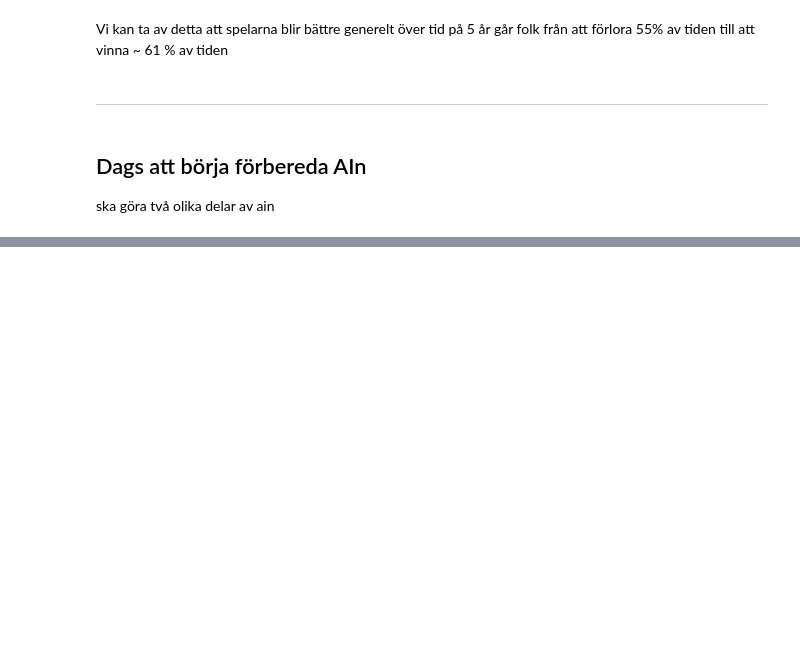
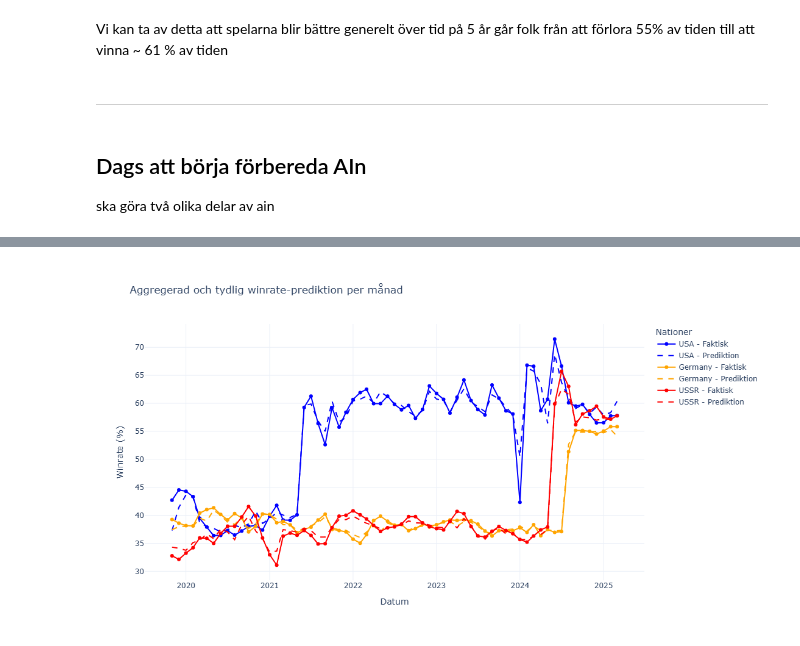
Before and after one commit to Natte-code/Data_project, a Jupyter notebook: Data_project_Nathaniel.ipynb, the cells around one changed output, grey strips where cells are left out. Saved outputs shown, nothing was run; the diff lists cells and outputs as text; code cells hidden in the pictures; blank space fills up the shorter version.

```diff
--- a/Data_project_Nathaniel.ipynb
+++ b/Data_project_Nathaniel.ipynb
@@ -428,0 +374,84 @@ Okej, så det verkar som datumen inte är korrekt. Ska kolla vad felet ligger
+# %%
+import pandas as pd
+import plotly.graph_objects as go
+from sklearn.ensemble import RandomForestRegressor
+from sklearn.model_selection import train_test_split
+
+# Läs in data från CSV-fil
+df = pd.read_csv("rb_ranks_all.csv")
+# Konvertera 'date' kolumnen till datetime-format
+df['date'] = pd.to_datetime(df['date'])
+
+# Filtrera relevanta nationer för analys
+nations = ['USA', 'Germany', 'USSR']
+# Definiera färger för varje nation i grafen
+colors = {'USA': 'blue', 'Germany': 'orange', 'USSR': 'red'}
+
+# Skapa en tom figur för att rita grafer
+fig = go.Figure()
+
+# Loop igenom varje nation för att bearbeta data
+for nation in nations:
+    # Filtrera data för den aktuella nationen
+    nation_df = df[df['nation'] == nation].copy()
+
+    # Rensa bort rader med NaN-värden i specifika kolumner och gruppera per månad
+    nation_df = nation_df.dropna(subset=[
+        'rb_battles_mean', 'rb_air_frags_per_battle',
+        'rb_ground_frags_per_battle', 'rb_win_rate'
+    ])
+    # Skapa en ny kolumn 'month' för att representera månad och år
+    nation_df['month'] = nation_df['date'].dt.to_period('M')
+    # Beräkna genomsnitt per månad och återställ indexet
+    monthly_df = nation_df.groupby('month').mean(numeric_only=True).reset_index()
+    # Konvertera 'month' kolumnen tillbaka till timestamp-format
+    monthly_df['month'] = monthly_df['month'].dt.to_timestamp()
+
+    # Förbered data för modellträning
+    X = monthly_df[[
+        'rb_battles_mean',
+        'rb_air_frags_per_battle',
+        'rb_ground_frags_per_battle'
+    ]]
+    y = monthly_df['rb_win_rate']
+
+    # Dela upp data i tränings- och testset
+    X_train, X_test, y_train, y_test = train_test_split(X, y, test_size=0.2, random_state=42)
+    # Skapa och träna en Random Forest-regressionsmodell
+    model = RandomForestRegressor(random_state=42)
+    model.fit(X_train, y_train)
+    # Gör förutsägelser baserat på den tränade modellen
+    y_pred = model.predict(X)
+
+    # Lägg till faktisk winrate som en linje i grafen
+    fig.add_trace(go.Scatter(
+        x=monthly_df['month'],
+        y=monthly_df['rb_win_rate'],
+        mode='lines+markers',
+        name=f"{nation} - Faktisk",
+        line=dict(color=colors[nation])
+    ))
+
+    # Lägg till predikterad winrate som en streckad linje i grafen
+    fig.add_trace(go.Scatter(
+        x=monthly_df['month'],
+        y=y_pred,
+        mode='lines',
+        name=f"{nation} - Prediktion",
+        line=dict(color=colors[nation], dash='dash')
+    ))
+
+# Anpassa layouten för grafen
+fig.update_layout(
+    title="Aggregerad och tydlig winrate-prediktion per månad",
+    xaxis_title="Datum",
+    yaxis_title="Winrate (%)",
+    legend_title="Nationer",
+    height=600,
+    template="plotly_white"
+)
+
+# Visa grafen
+fig.show()
+# %% [output]
+[figure, added]
```
Also changed, not shown: parts of 19 cells of this notebook.
